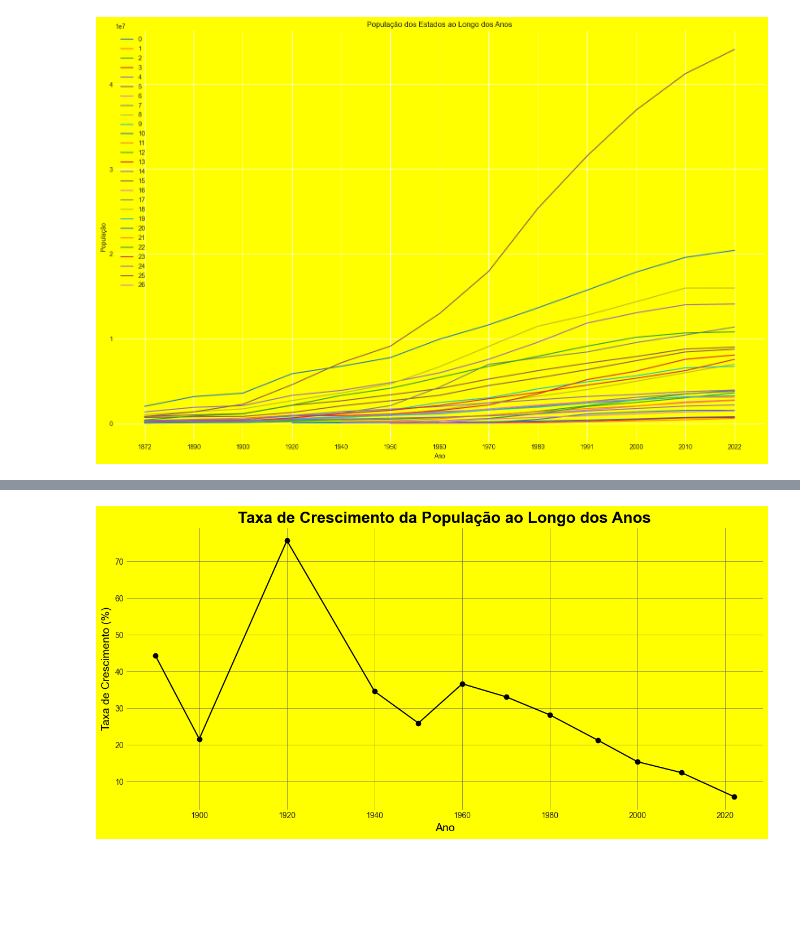
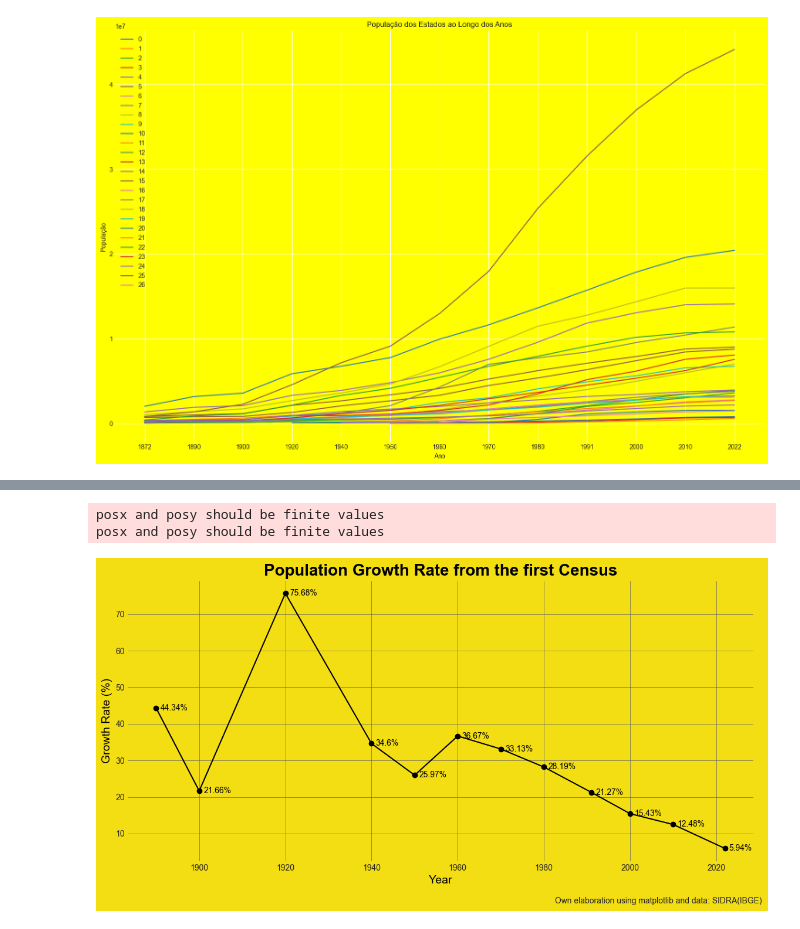
Before and after one commit to jlfenerich/project.censo-dataviz, a Jupyter notebook: notebooks/Demographic_analysis.ipynb, the cells around one changed output, grey strips where cells are left out. Cells and saved outputs as stored; diff of their text form; code cells hidden in the pictures; blank space fills up the shorter version.

```diff
--- a/notebooks/Demographic_analysis.ipynb
+++ b/notebooks/Demographic_analysis.ipynb
@@ -269,26 +247,22 @@ totals.to_csv('totals.csv', index=False)
 2022    202083020.0
 dtype: float64
 # %%
-import plotly.express as px
-
-# Suponhamos que 'totals' seja o seu DataFrame
-# Convert the index of totals (which are the years) to integer for better plotting
-totals.index = totals.index.astype(int)
-
-# Use um estilo de gráfico moderno
-plt.style.use('seaborn-darkgrid')
-
 # Plotting
 plt.figure(figsize=(12, 6))
 plt.plot(totals.index, totals.values / 1_000_000, marker='o', markersize=8, color='black', linestyle='-', linewidth=2)
+
+# Adicionando rótulos aos pontos
+for x, y in zip(totals.index, totals.values / 1_000_000):
+    plt.text(x, y, str(round(y, 2)), color='black', fontsize=10, verticalalignment='bottom', horizontalalignment='right')
+
 plt.title('Total Population Over the Years', fontsize=16, color='black', fontweight='bold')
 plt.xlabel('Year', fontsize=14, color='black')
 plt.ylabel('Total Population (in millions)', fontsize=14, color='black')
 
 # Setting background and plot area colors
 ax = plt.gca()
-ax.set_facecolor('yellow')  # Plot area background color
-plt.gcf().set_facecolor('yellow')  # Figure background color
+ax.set_facecolor('#f3dd13')  # Plot area background color
+plt.gcf().set_facecolor('#f3dd13')  # Figure background color
 
 # Adjust the y-axis to not use scientific notation
 ax.yaxis.set_major_formatter(mticker.StrMethodFormatter('{x:,.0f}'))
@@ -300,6 +274,9 @@ ax.spines['top'].set_visible(False)
 # Customize grid lines
 ax.grid(True, which='major', color='#666666', linestyle='-', linewidth=0.5)
 
+# Adicionando a nota de rodapé
+plt.text(0.95, 0.01, 'Own elaboration using matplotlib and data: SIDRA(IBGE)', transform=plt.gcf().transFigure, horizontalalignment='right')
+
 plt.tight_layout()
 plt.show()
 # %% [output]
@@ -352,33 +284,43 @@ fig.write_html("C:\\Users\\jlfen\OneDrive\\Documentos\\JoaoKasten\\005_applied_p
 # %%
 # Calcular a taxa de crescimento anual
 growth_rate = ((totals / totals.shift(1)) ** (1/1)) - 1
 
 # Plotar o gráfico da taxa de crescimento
 plt.figure(figsize=(12, 6))
 plt.plot(growth_rate.index, growth_rate.values * 100, marker='o', color='black', linestyle='-')  # Multiplicar por 100 para converter para porcentagem
-plt.title('Taxa de Crescimento da População ao Longo dos Anos', fontsize=20, color='black', fontweight='bold')
-plt.xlabel('Ano', fontsize=14, color='black')
-plt.ylabel('Taxa de Crescimento (%)', fontsize=14, color='black')
+
+# Adicionando rótulos aos pontos
+for x, y in zip(growth_rate.index, growth_rate.values * 100):
+    plt.text(x + 1, y, str(round(y, 2)) + '%', color='black', fontsize=10, verticalalignment='center', horizontalalignment='left')
+
+plt.title('Population Growth Rate from the first Census', fontsize=20, color='black', fontweight='bold')
+plt.xlabel('Year', fontsize=14, color='black')
+plt.ylabel('Growth Rate (%)', fontsize=14, color='black')
 
 # Definindo as cores de fundo
 ax = plt.gca()
-ax.set_facecolor('yellow')  # Cor de fundo da área de plotagem
-plt.gcf().set_facecolor('yellow')  # Cor de fundo da figura
+ax.set_facecolor('#f3dd13')  # Cor de fundo da área de plotagem
+plt.gcf().set_facecolor('#f3dd13')  # Cor de fundo da figura
 
 # Ajustar o eixo y para não usar notação científica
 ax.yaxis.set_major_formatter(mticker.StrMethodFormatter('{x:,.0f}'))
 
 # Esconder os eixos secundários à direita e acima
 ax.spines['right'].set_visible(False)
 ax.spines['top'].set_visible(False)
 
 # Personalizar as linhas de grade
 ax.grid(True, which='major', color='#666666', linestyle='-', linewidth=0.5)
 
+# Adicionando a nota de rodapé
+plt.text(0.95, 0.01, 'Own elaboration using matplotlib and data: SIDRA(IBGE)', transform=plt.gcf().transFigure, horizontalalignment='right')
+
 plt.tight_layout()
 plt.show()
 # %% [output]
+posx and posy should be finite values
+posx and posy should be finite values
-[figure, old version]
+[figure, new version]
 # %%
 print(growth_rate)
 # %% [output]
```
Also changed, not shown: parts of 4 cells of this notebook.
